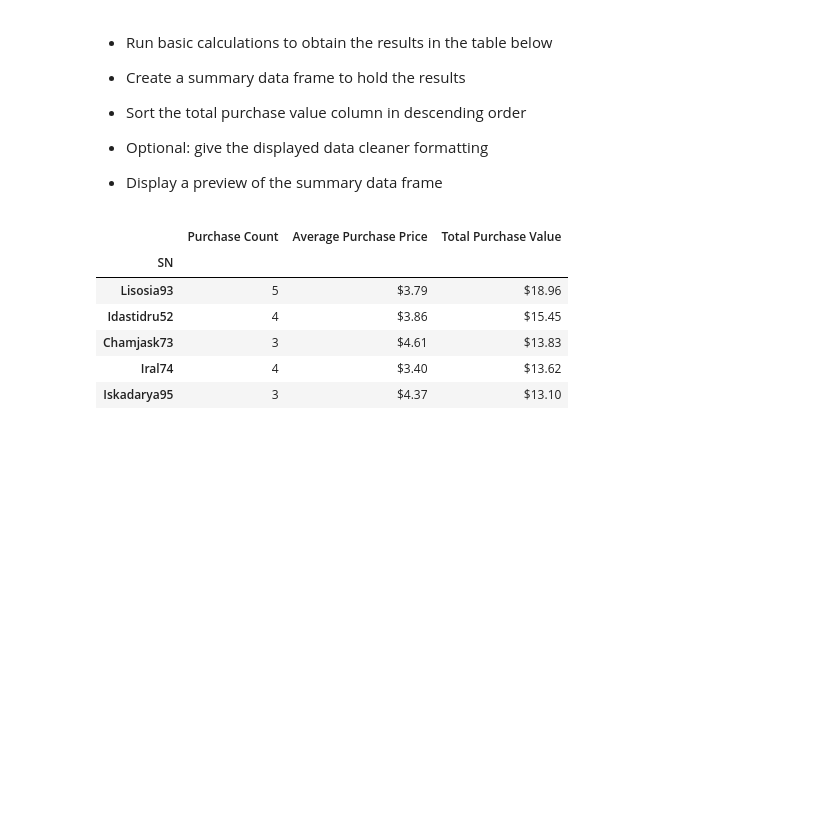
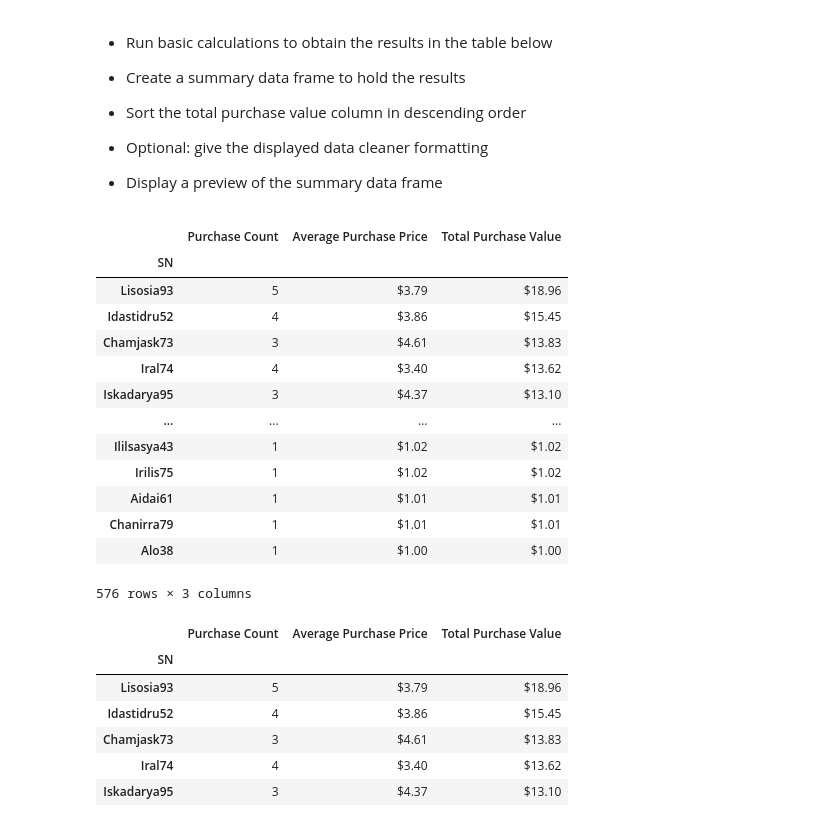
Before and after one commit to jennylynnlong/pandas-challenge, a Jupyter notebook: HeroesOfPymoli/HeroesOfPymoli_starter_JL.ipynb, the cells around one changed output. Cells and saved outputs as stored; diff of their text form; code cells hidden in the pictures; blank space fills up the shorter version.

```diff
--- a/HeroesOfPymoli/HeroesOfPymoli_starter_JL.ipynb
+++ b/HeroesOfPymoli/HeroesOfPymoli_starter_JL.ipynb
@@ -315,6 +313,45 @@ dtype: float64
 
 
 * Display a preview of the summary data frame
+# %%
+# Run basic calculations to obtain the results in the table below
+topSN_purchase_count = purchase_data.groupby('SN')['Purchase ID'].count()
+topSN_totalPurchaseVal = purchase_data.groupby('SN')['Price'].sum()
+topSN_avgPurchasePrice = topSN_totalPurchaseVal / topSN_purchase_count
+
+# Create a summary data frame to hold the results
+topSN_DF = pd.DataFrame(
+    {
+        "Purchase Count": topSN_purchase_count,
+        "Average Purchase Price": topSN_avgPurchasePrice,
+        "Total Purchase Value": topSN_totalPurchaseVal
+    }
+)
+
+# Sort the total purchase value column in descending order
+sorted_topSN_DF = topSN_DF.sort_values(by='Total Purchase Value', ascending=False)
+
+# Optional: give the displayed data cleaner formatting
+sorted_topSN_DF['Average Purchase Price'] = sorted_topSN_DF['Average Purchase Price'].map("${:.2f}".format)
+sorted_topSN_DF['Total Purchase Value'] = sorted_topSN_DF['Total Purchase Value'].map("${:,.2f}".format)
+
+# Display a preview of the summary data frame
+sorted_topSN_DF
+# %% [output]
+|  | Purchase Count | Average Purchase Price | Total Purchase Value |
+| SN |  |  |  |
+| Lisosia93 | 5 | $3.79 | $18.96 |
+| Idastidru52 | 4 | $3.86 | $15.45 |
+| Chamjask73 | 3 | $4.61 | $13.83 |
+| Iral74 | 4 | $3.40 | $13.62 |
+| Iskadarya95 | 3 | $4.37 | $13.10 |
+| ... | ... | ... | ... |
+| Ililsasya43 | 1 | $1.02 | $1.02 |
+| Irilis75 | 1 | $1.02 | $1.02 |
+| Aidai61 | 1 | $1.01 | $1.01 |
+| Chanirra79 | 1 | $1.01 | $1.01 |
+| Alo38 | 1 | $1.00 | $1.00 |
+576 rows × 3 columns
 # %%
 # %% [output]
 |  | Purchase Count | Average Purchase Price | Total Purchase Value |
```
Also changed, not shown: parts of 1 cell of this notebook.
